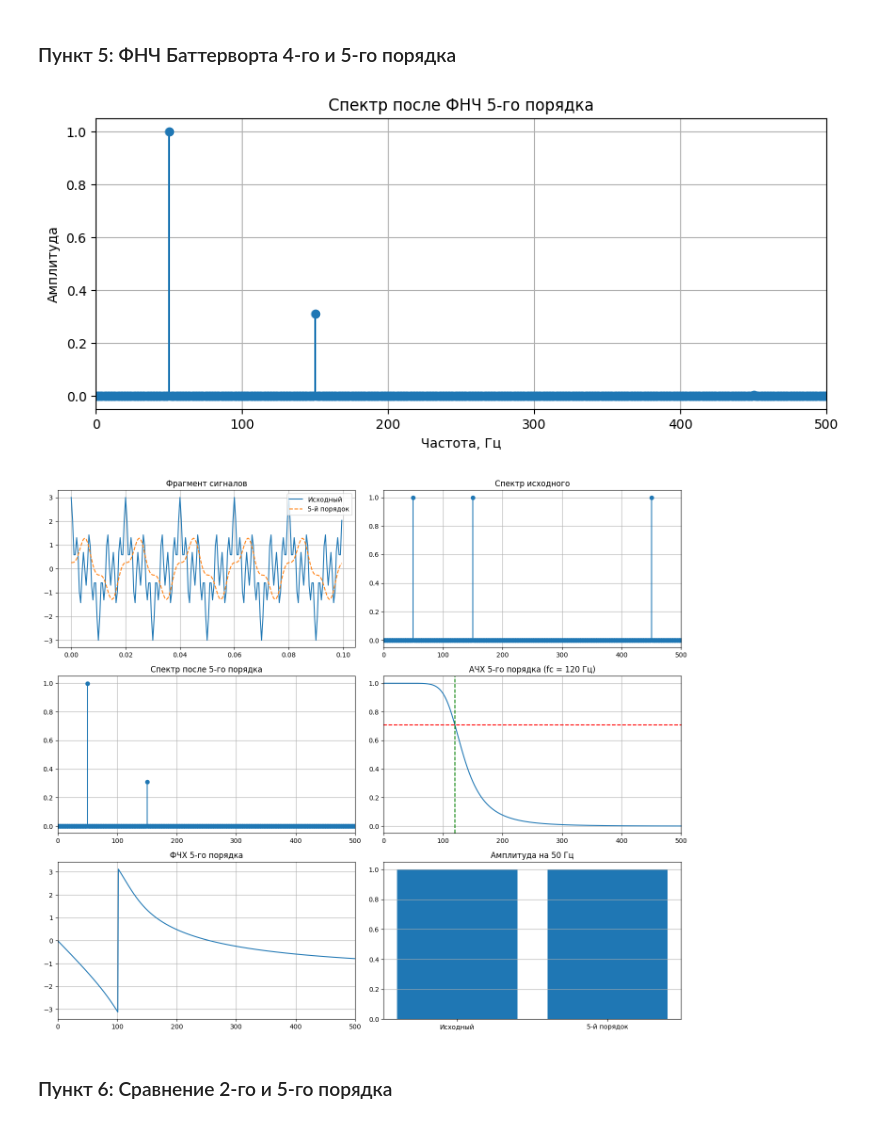
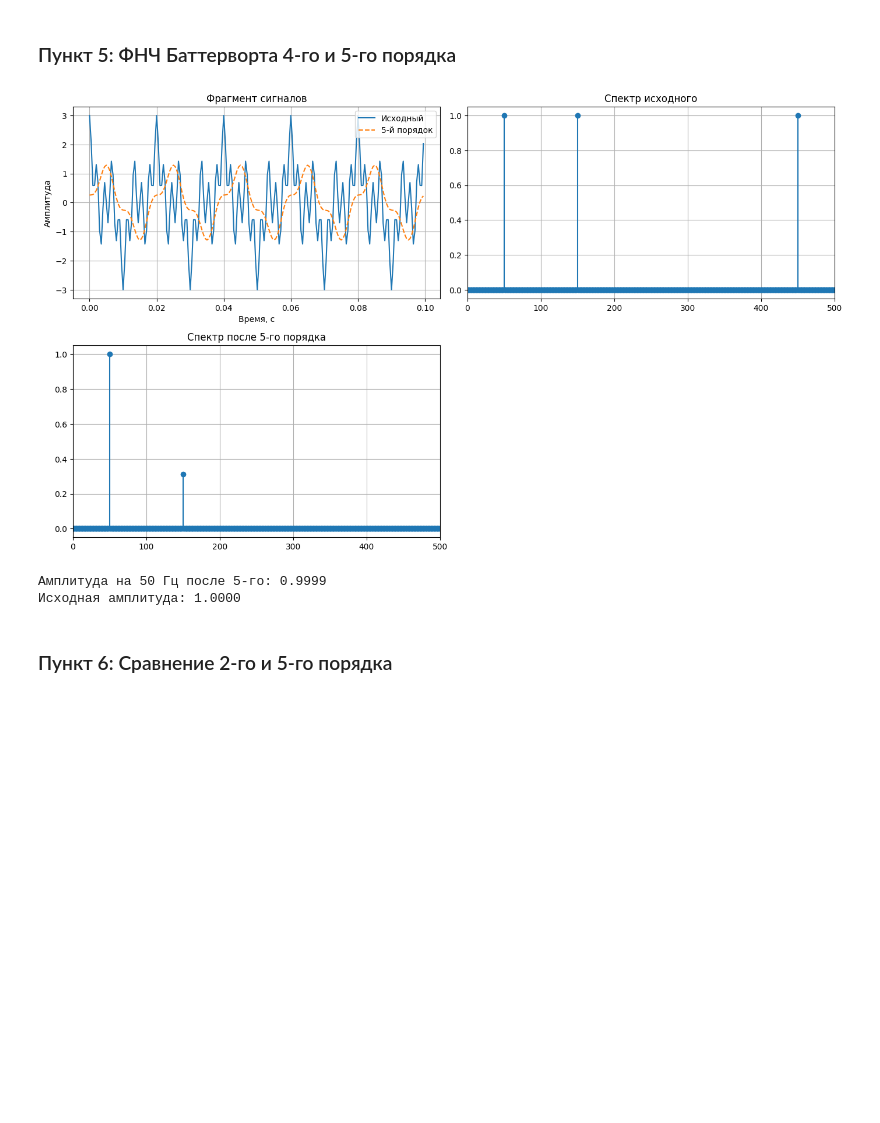
Before and after one commit to KamenevIvan/DPoS, a Jupyter notebook: lab3.ipynb, the cells around one changed output. Drawn from its saved outputs; the diff is of its cells as text; code cells hidden in the pictures; blank space fills up the shorter version.

```diff
--- a/lab3.ipynb
+++ b/lab3.ipynb
@@ -333,72 +243,49 @@ def butterworth_H(w, wc, n):
 
 # 4-й порядок
 n4 = 4
-H4 = butterworth_H(w, wc, n4)  # wc из пункта 2
+H4 = butterworth_H(w, wc, n4)
 Y4 = X * H4
 y4 = np.fft.ifft(Y4).real
 
 # 5-й порядок
 n5 = 5
 H5 = butterworth_H(w, wc, n5)
 Y5 = X * H5
 y5 = np.fft.ifft(Y5).real
 
-# Спектр для 5-го (повтор пункта 1)
-plt.figure(figsize=(10, 4))
-plt.stem(freq[pos_idx], np.abs(Y5[pos_idx]) * 2 / N, basefmt=' ')
-plt.xlabel('Частота, Гц')
-plt.ylabel('Амплитуда')
-plt.title('Спектр после ФНЧ 5-го порядка')
-plt.xlim(0, 500)
-plt.grid(True)
-plt.show()
 
-# Графики для 5-го (аналогично пункту 2)
 plt.figure(figsize=(14, 12))
+
 plt.subplot(3, 2, 1)
 plt.plot(t[:200], x[:200], label='Исходный')
 plt.plot(t[:200], y5[:200], '--', label='5-й порядок')
 plt.title('Фрагмент сигналов')
+plt.xlabel('Время, с')
+plt.ylabel('Амплитуда')
 plt.legend()
 plt.grid(True)
 
 plt.subplot(3, 2, 2)
 plt.stem(freq[pos_idx], np.abs(X[pos_idx]) * 2 / N, basefmt=' ')
 plt.title('Спектр исходного')
 plt.xlim(0, 500)
 plt.grid(True)
 
 plt.subplot(3, 2, 3)
 plt.stem(freq[pos_idx], np.abs(Y5[pos_idx]) * 2 / N, basefmt=' ')
-plt.title('Спектр после 5-го порядка')
+plt.title('Спектр после 5-го порядка')  # Это повтор п.1
 plt.xlim(0, 500)
 plt.grid(True)
 
-plt.subplot(3, 2, 4)
-plt.plot(freq[pos_idx], np.abs(H5[pos_idx]))
-plt.title(f'АЧХ 5-го порядка (fc = {fc} Гц)')
-plt.xlim(0, 500)
-plt.axhline(1/np.sqrt(2), color='r', ls='--')
-plt.axvline(fc, color='g', ls='--')
-plt.grid(True)
-
-plt.subplot(3, 2, 5)
-plt.plot(freq[pos_idx], np.angle(H5[pos_idx]))
-plt.title('ФЧХ 5-го порядка')
-plt.xlim(0, 500)
-plt.grid(True)
+plt.tight_layout()
+plt.show()
 
 A_filt5 = np.abs(Y5[idx_50]) * 2 / N
-plt.subplot(3, 2, 6)
-plt.bar(['Исходный', '5-й порядок'], [A_orig, A_filt5])
-plt.title('Амплитуда на 50 Гц')
-plt.grid(axis='y')
-
-plt.tight_layout()
-plt.show()
+print(f'Амплитуда на 50 Гц после 5-го: {A_filt5:.4f}\nИсходная амплитуда: {A_orig:.4f}')
 # %% [output]
-[figure, old version]
+[figure, new version]
-[figure, removed]
+Амплитуда на 50 Гц после 5-го: 0.9999
+Исходная амплитуда: 1.0000
 # %% [markdown]
 ### Пункт 6: Сравнение 2-го и 5-го порядка
 # %%
```
Also changed, not shown: parts of 11 cells of this notebook.
